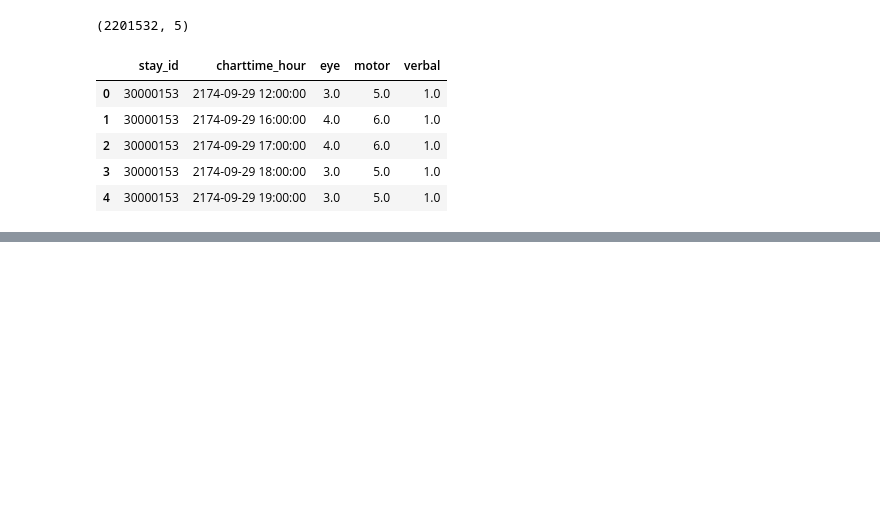
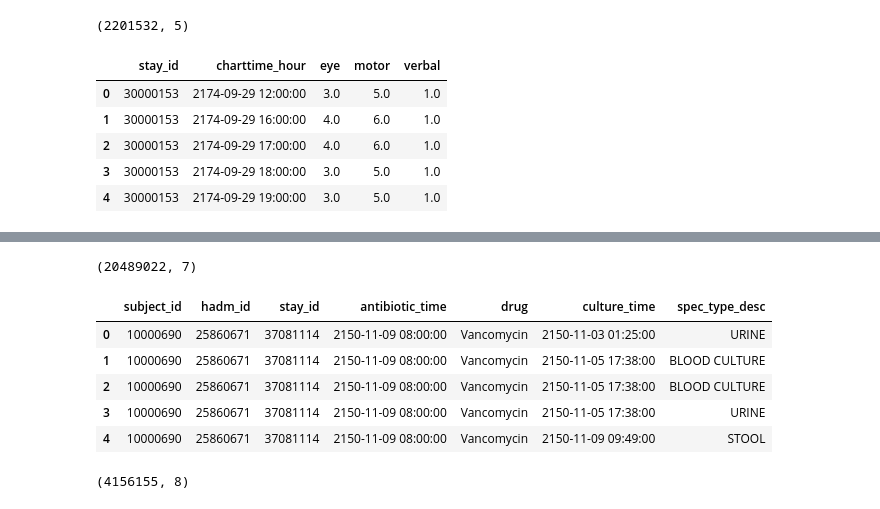
Before and after one commit to hamdikhasawneh/AI-sepsis, a Jupyter notebook: notebooks/01_data_preprocessing.ipynb, the cells around one changed output, grey strips where cells are left out. Cells and saved outputs as stored; diff of their text form; code cells hidden in the pictures; blank space fills up the shorter version.

```diff
--- a/notebooks/01_data_preprocessing.ipynb
+++ b/notebooks/01_data_preprocessing.ipynb
@@ -1303,0 +1529,8 @@ gcs_wide.shape
+# %%
+# clean the time columns
+prescriptions["starttime"] = pd.to_datetime(prescriptions["starttime"], errors="coerce")
+micro["charttime"] = pd.to_datetime(micro["charttime"], errors="coerce")
+micro["chartdate"] = pd.to_datetime(micro["chartdate"], errors="coerce")
+# if charttime is missing, fall back to chartdate
+micro["culture_time"] = micro["charttime"]
+micro.loc[micro["culture_time"].isna(), "culture_time"] = micro.loc[micro["culture_time"].isna(), "chartdate"]
@@ -1303,0 +1550,6 @@ gcs_wide.shape
+# %%
+# keeping only useful columns
+presc = presc[["subject_id", "hadm_id", "stay_id", "starttime", "drug"]].dropna(subset=["starttime"])
+cultures = cultures[["subject_id", "hadm_id", "stay_id", "culture_time", "spec_type_desc"]].dropna(subset=["culture_time"])
+print(presc.shape)
+print(cultures.shape)
@@ -1303,0 +1582,17 @@ gcs_wide.shape
+# %%
+antibiotic_keywords = [
+    "cillin", "cef", "cefepime", "ceftriaxone", "ceftazidime",
+    "vancomycin", "meropenem", "imipenem", "ertapenem",
+    "piperacillin", "tazobactam", "zosyn",
+    "ciprofloxacin", "levofloxacin", "moxifloxacin",
+    "azithromycin", "clarithromycin",
+    "metronidazole", "clindamycin",
+    "gentamicin", "amikacin", "tobramycin",
+    "doxycycline", "tigecycline",
+    "trimethoprim", "sulfamethoxazole",
+    "linezolid", "daptomycin"
+]
+pattern = "|".join(antibiotic_keywords)
+abx = presc[presc["drug"].astype(str).str.lower().str.contains(pattern, na=False)].copy()
+print(abx.shape)
+abx.head()
@@ -1303,0 +1607,19 @@ gcs_wide.shape
+# %%
+# build antibiotic/culture pairs inside each admission
+abx = abx.rename(columns={"starttime": "antibiotic_time"})
+cultures = cultures.rename(columns={"culture_time": "culture_time"})
+pairs = abx.merge(
+    cultures,
+    on=["subject_id", "hadm_id", "stay_id"],
+    how="inner"
+)
+print(pairs.shape)
+pairs.head()
+# %% [output]
+(20489022, 7)
+|  | subject_id | hadm_id | stay_id | antibiotic_time | drug | culture_time | spec_type_desc |
+| 0 | 10000690 | 25860671 | 37081114 | 2150-11-09 08:00:00 | Vancomycin | 2150-11-03 01:25:00 | URINE |
+| 1 | 10000690 | 25860671 | 37081114 | 2150-11-09 08:00:00 | Vancomycin | 2150-11-05 17:38:00 | BLOOD CULTURE |
+| 2 | 10000690 | 25860671 | 37081114 | 2150-11-09 08:00:00 | Vancomycin | 2150-11-05 17:38:00 | BLOOD CULTURE |
+| 3 | 10000690 | 25860671 | 37081114 | 2150-11-09 08:00:00 | Vancomycin | 2150-11-05 17:38:00 | URINE |
+| 4 | 10000690 | 25860671 | 37081114 | 2150-11-09 08:00:00 | Vancomycin | 2150-11-09 09:49:00 | STOOL |
@@ -1303,0 +1633,15 @@ gcs_wide.shape
+# %%
+# apply the suspected infection rule
+suspected_pairs = pairs[
+    (
+        (pairs["time_diff_hours"] >= 0) &
+        (pairs["time_diff_hours"] <= 72)
+    ) |
+    (
+        (pairs["time_diff_hours"] < 0) &
+        (pairs["time_diff_hours"] >= -24)
+    )
+].copy()
+print(suspected_pairs.shape)
+# %% [output]
+(4156155, 8)
```
Also changed, not shown: parts of 60 cells of this notebook.
